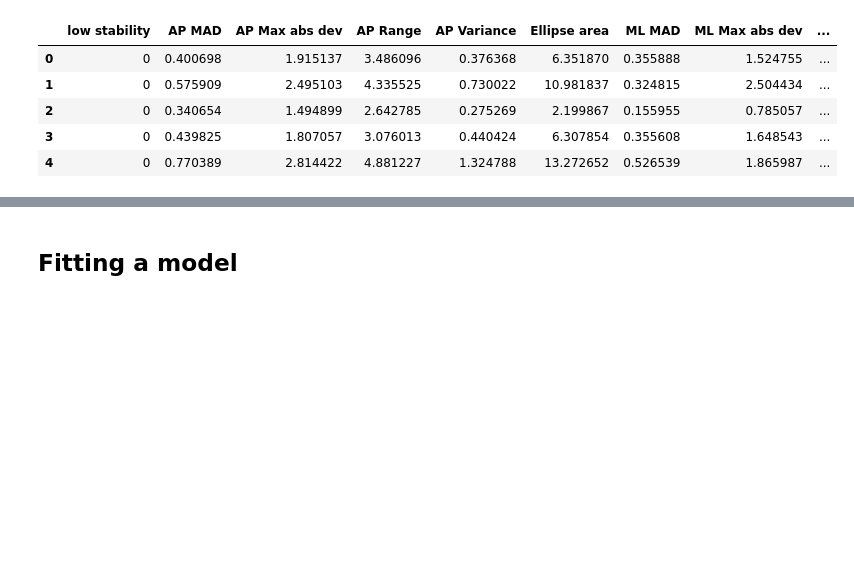
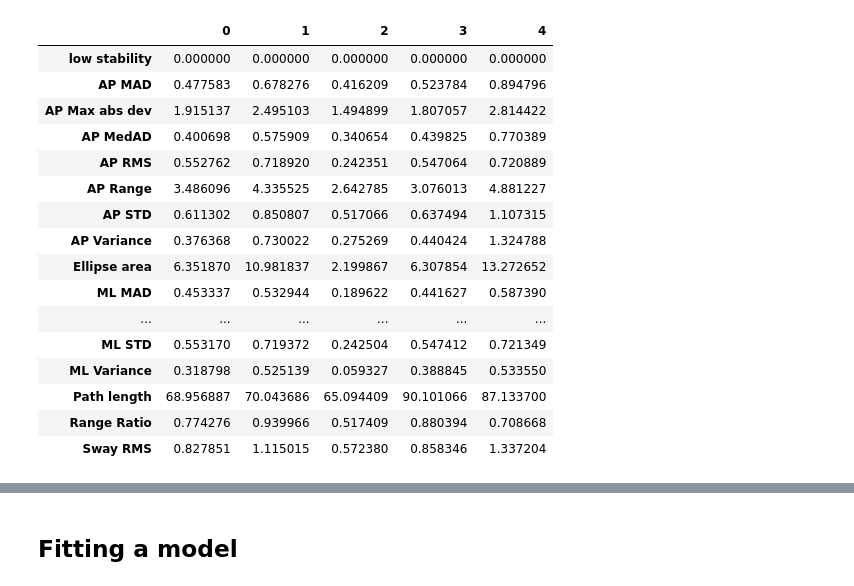
Before and after one commit to shahafgev/fall_risk_analysis, a Jupyter notebook: notebooks/model.ipynb, the cells around one changed output, grey strips where cells are left out. Drawn from its saved outputs; the diff is of its cells as text; code cells hidden in the pictures; blank space fills up the shorter version.

```diff
--- a/notebooks/model.ipynb
+++ b/notebooks/model.ipynb
@@ -16,14 +16,25 @@ from sklearn.metrics import accuracy_score, precision_score, recall_score, f1_sc
 # %%
 df = pd.read_csv("../data/processed/datasets/oa_averages_closed_zed.csv")
 # %%
-df.head()
+df.head().T
 # %% [output]
-|  | low stability | AP MAD | AP Max abs dev | AP Range | AP Variance | Ellipse area | ML MAD | ML Max abs dev | ... |
-| 0 | 0 | 0.400698 | 1.915137 | 3.486096 | 0.376368 | 6.351870 | 0.355888 | 1.524755 | ... |
-| 1 | 0 | 0.575909 | 2.495103 | 4.335525 | 0.730022 | 10.981837 | 0.324815 | 2.504434 | ... |
-| 2 | 0 | 0.340654 | 1.494899 | 2.642785 | 0.275269 | 2.199867 | 0.155955 | 0.785057 | ... |
-| 3 | 0 | 0.439825 | 1.807057 | 3.076013 | 0.440424 | 6.307854 | 0.355608 | 1.648543 | ... |
-| 4 | 0 | 0.770389 | 2.814422 | 4.881227 | 1.324788 | 13.272652 | 0.526539 | 1.865987 | ... |
+|  | 0 | 1 | 2 | 3 | 4 |
+| low stability | 0.000000 | 0.000000 | 0.000000 | 0.000000 | 0.000000 |
+| AP MAD | 0.477583 | 0.678276 | 0.416209 | 0.523784 | 0.894796 |
+| AP Max abs dev | 1.915137 | 2.495103 | 1.494899 | 1.807057 | 2.814422 |
+| AP MedAD | 0.400698 | 0.575909 | 0.340654 | 0.439825 | 0.770389 |
+| AP RMS | 0.552762 | 0.718920 | 0.242351 | 0.547064 | 0.720889 |
+| AP Range | 3.486096 | 4.335525 | 2.642785 | 3.076013 | 4.881227 |
+| AP STD | 0.611302 | 0.850807 | 0.517066 | 0.637494 | 1.107315 |
+| AP Variance | 0.376368 | 0.730022 | 0.275269 | 0.440424 | 1.324788 |
+| Ellipse area | 6.351870 | 10.981837 | 2.199867 | 6.307854 | 13.272652 |
+| ML MAD | 0.453337 | 0.532944 | 0.189622 | 0.441627 | 0.587390 |
+| ... | ... | ... | ... | ... | ... |
+| ML STD | 0.553170 | 0.719372 | 0.242504 | 0.547412 | 0.721349 |
+| ML Variance | 0.318798 | 0.525139 | 0.059327 | 0.388845 | 0.533550 |
+| Path length | 68.956887 | 70.043686 | 65.094409 | 90.101066 | 87.133700 |
+| Range Ratio | 0.774276 | 0.939966 | 0.517409 | 0.880394 | 0.708668 |
+| Sway RMS | 0.827851 | 1.115015 | 0.572380 | 0.858346 | 1.337204 |
 # %%
 # Exclude target column
 feature_columns = df.columns.drop('low stability')
```
Also changed, not shown: parts of 9 cells of this notebook, 23 other files.
